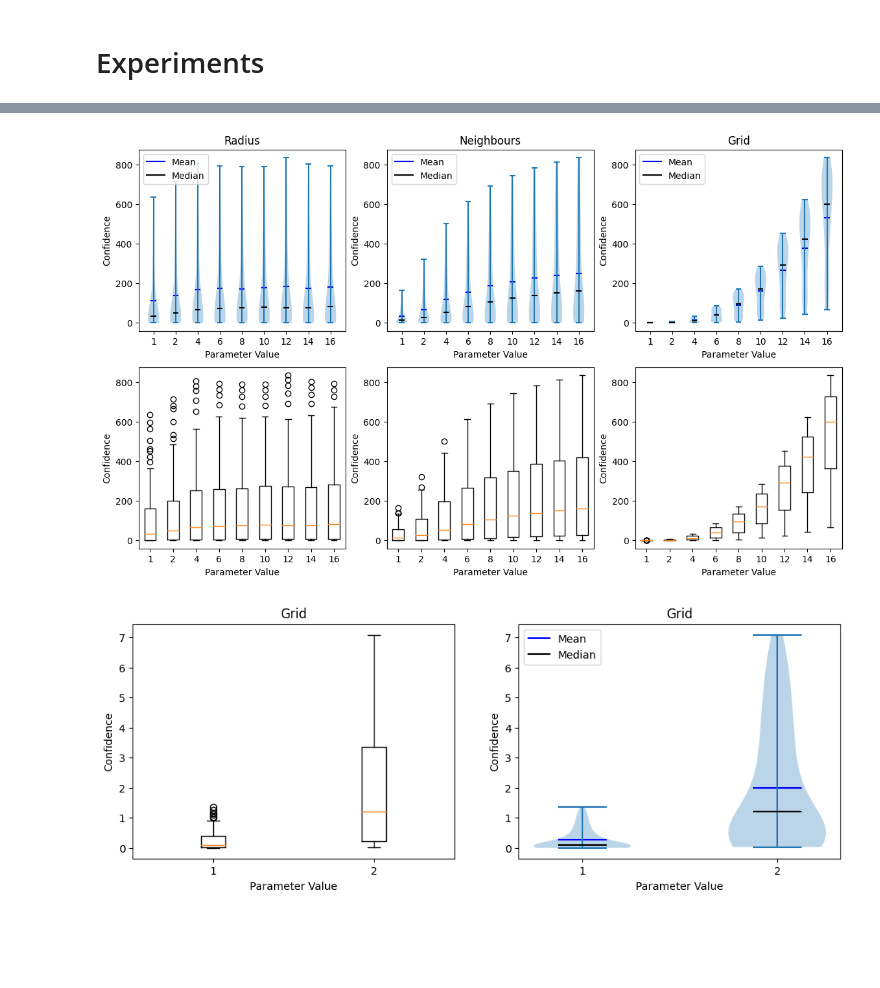
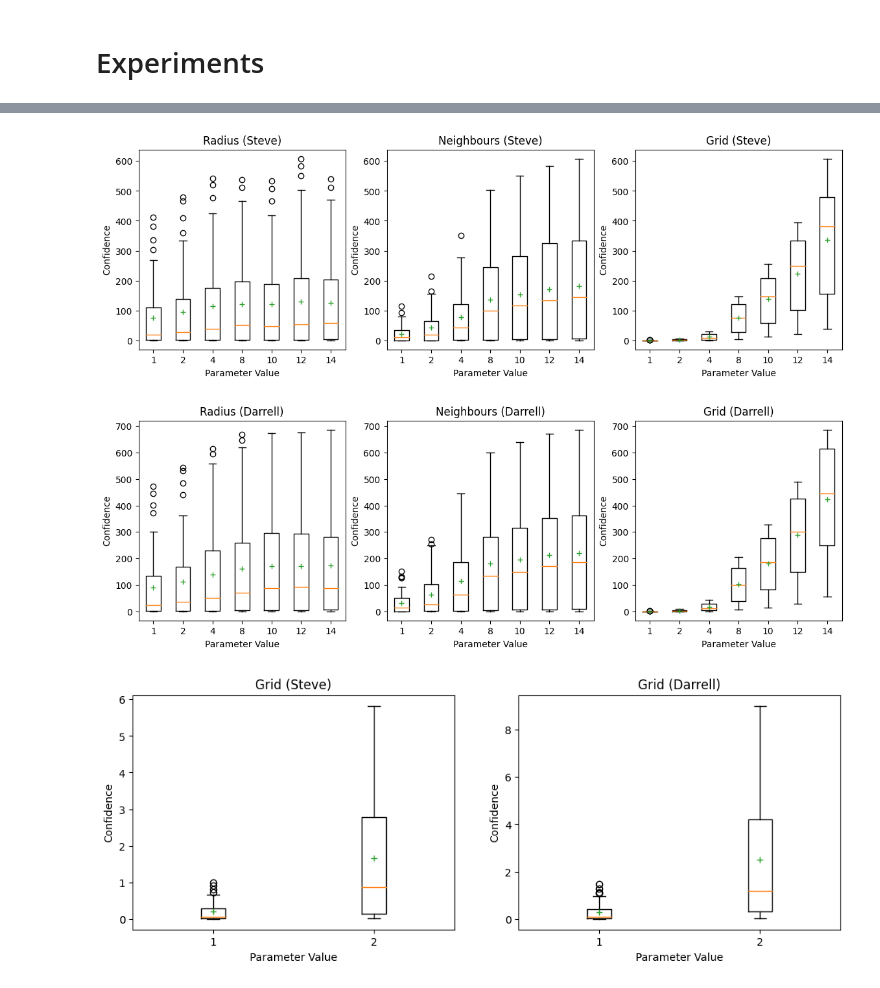
Before and after one commit to stephancurran/facial-recognition, a Jupyter notebook: FacialRecognition.ipynb, the cells around one changed output, grey strips where cells are left out. Cells and saved outputs as stored; diff of their text form; code cells hidden in the pictures; blank space fills up the shorter version.

Commit message:
Add second user to param analysis

```diff
--- a/FacialRecognition.ipynb
+++ b/FacialRecognition.ipynb
@@ -692,0 +646,20 @@ plt.show()
+# %%
+gs_values = [1, 2, 4, 8, 10, 12, 14]
+
+face_steve, label_steve = load_single_user("single_input.jpg")
+results_steve = gridsearch(face_steve, label_steve, gs_values)
+
+face_darrell, label_darrell = load_single_user("mug_shot_darrell.jpg")
+results_darrell = gridsearch(face_darrell, label_darrell, gs_values)
+# %%
+confs_steve = sorted([val for _, val in results_steve.items()])
+print(f"Best result for Steve:   {confs_steve[0]}")
+
+confs_darrell = sorted([val for _, val in results_darrell.items()])
+print(f"Best result for Darrell: {confs_darrell[0]}")
+
+plt.figure(figsize=(12, 4))
+for idx, limit in enumerate([10, -1]):
+    plt.subplot(1, 2, idx + 1)
+    plot_confs(confs_steve, confs_darrell, limit)
+plt.show()
@@ -693,44 +670,28 @@ plt.show()
 # %%
-def plot_stats(stats, title, values, box=True):
-    if box:
-        plt.boxplot(stats)
-    else:
-        v_plot = plt.violinplot(stats, showmeans=True, showmedians=True)
-        v_plot["cmeans"].set_color("blue")
-        v_plot["cmedians"].set_color("black")
-        plt.plot([], label="Mean", color="blue")
-        plt.plot([], label="Median", color="black")
-        plt.legend(loc="upper left")
+titles = ["Radius", "Neighbours", "Grid"]
 
-    plt.xticks([tick for tick in range(1, len(values) + 1)], values)
-    plt.xlabel("Parameter Value")
-    plt.ylabel("Confidence")
-    plt.title(title)
-
-titles = ["Radius", "Neighbours", "Grid"]
-plt.figure(figsize=(14, 8))
-for idx in range(3):
-    stats = [[conf for params, conf in results.items() if params[idx] == n] for n in gs_values]
-
-    plt.subplot(2, 3, idx + 1)
-    plot_stats(stats, titles[idx], gs_values, box=False)
-
-    plt.subplot(2, 3, (idx + 4))
-    plot_stats(stats, "", gs_values, box=True)
-plt.show()
+for results, name in zip([results_steve, results_darrell], ["Steve", "Darrell"]):
+    plt.figure(figsize=(14, 4))
+    for idx in range(3):
+        stats = [[conf for params, conf in results.items() if params[idx] == n] for n in gs_values]
+        plt.subplot(1, 3, idx + 1)
+        plot_stats(stats, gs_values, f"{titles[idx]} ({name})")
+    plt.show()
 # %% [output]
-[figure, old version]
+[figure, new version]
+[figure, added]
 # %%
 values = gs_values[:2]
-stats = [[conf for params, conf in results.items() if params[2] == n] for n in values]
+stats_steve = [[conf for params, conf in results_steve.items() if params[2] == n] for n in values]
+stats_darrell = [[conf for params, conf in results_darrell.items() if params[2] == n] for n in values]
 
 plt.figure(figsize=(12, 4))
 plt.subplot(1, 2, 1)
-plot_stats(stats, "Grid", values, box=True)
+plot_stats(stats_steve, values, "Grid (Steve)")
 plt.subplot(1, 2, 2)
-plot_stats(stats, "Grid", values, box=False)
+plot_stats(stats_darrell, values, "Grid (Darrell)")
 plt.show()
 # %% [output]
-[figure, old version]
+[figure, new version]
 # %% [markdown]
 # Conclusion
```
Also changed, not shown: parts of 9 cells of this notebook.
